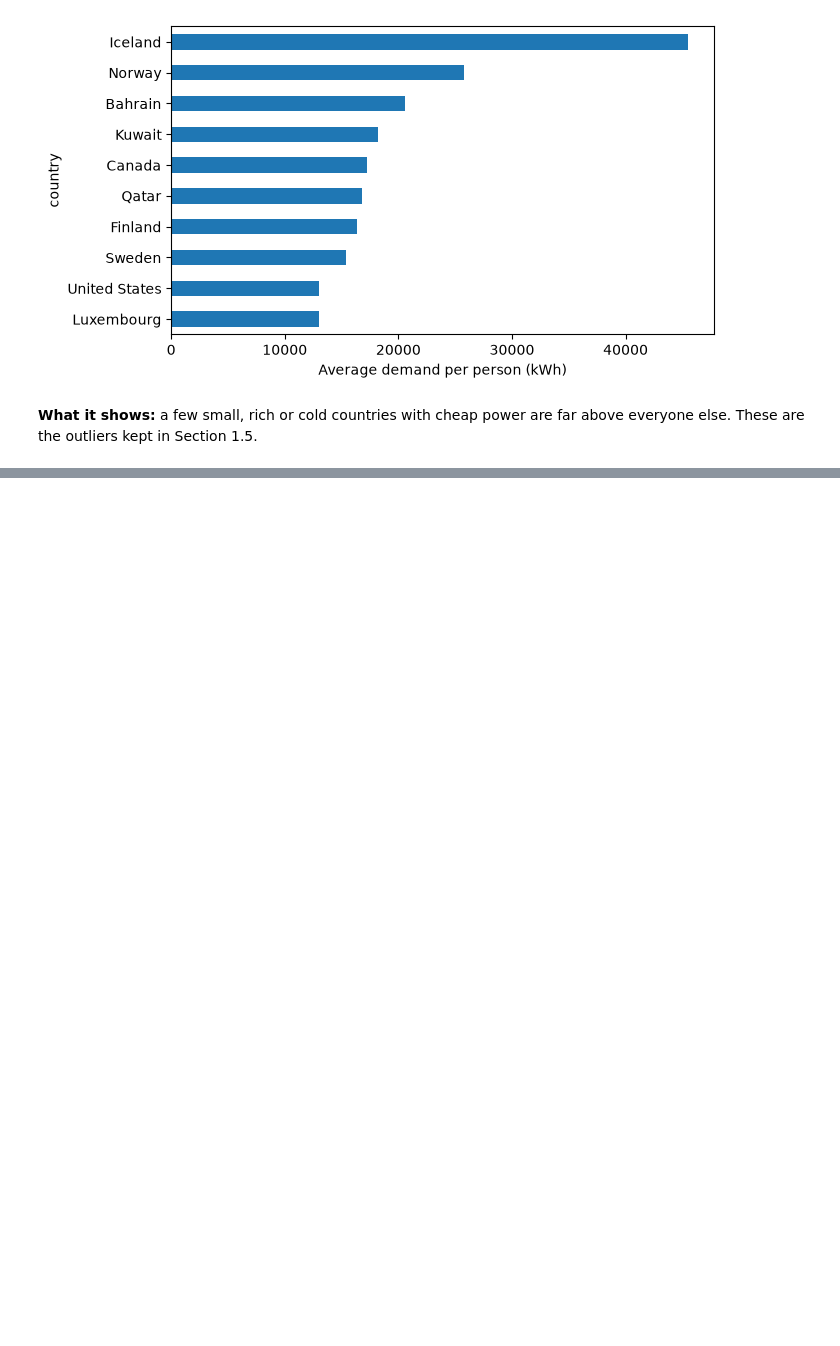
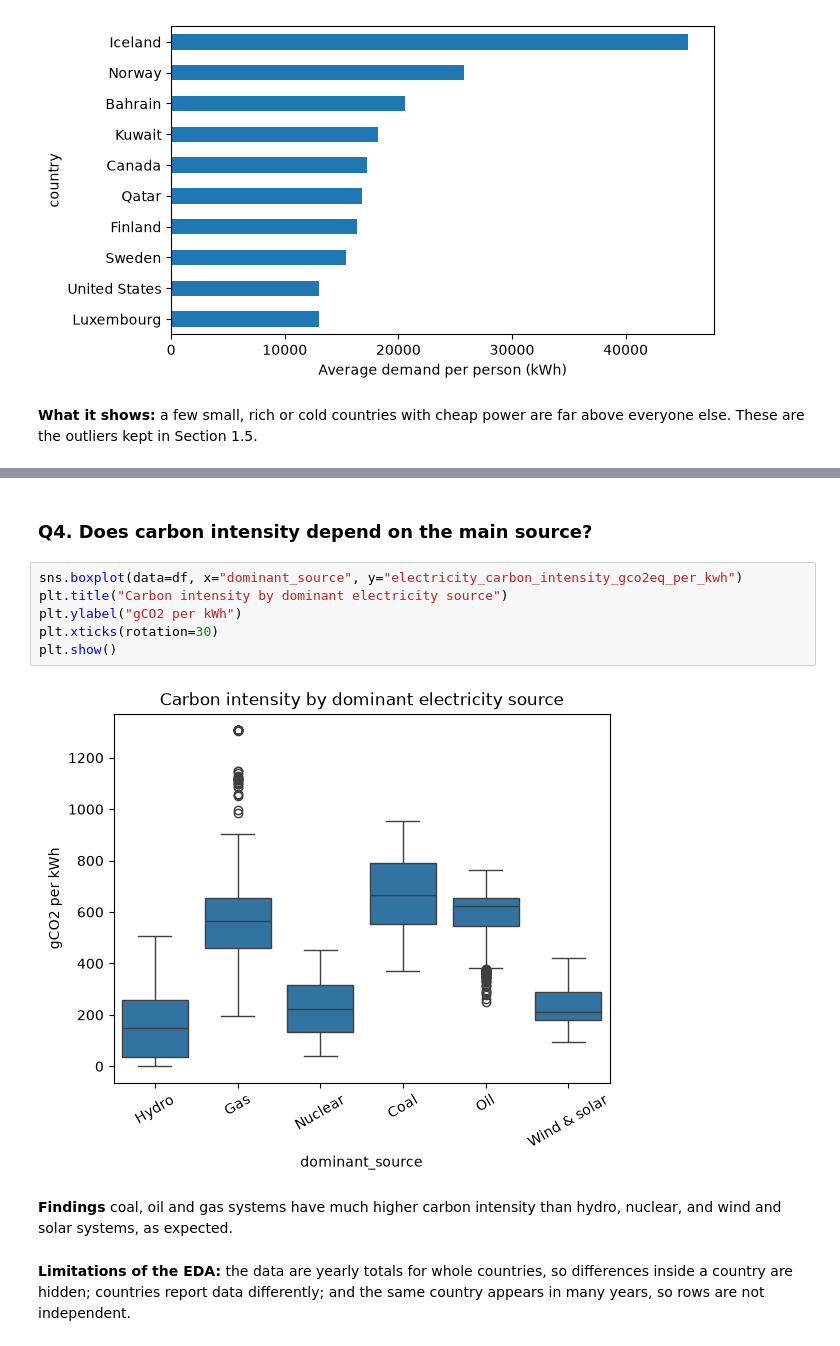
Before and after one commit to 2024658/data_exploration_ca_1, a Jupyter notebook: Electricity_Generation_Analysis.ipynb, the cells around one changed output, grey strips where cells are left out. Drawn from its saved outputs; the diff is of its cells as text; blank space fills up the shorter version.

```diff
--- a/Electricity_Generation_Analysis.ipynb
+++ b/Electricity_Generation_Analysis.ipynb
@@ -204,0 +225,14 @@ plt.show()
+# %% [markdown]
+### Q4. Does carbon intensity depend on the main source?
+# %%
+sns.boxplot(data=df, x="dominant_source", y="electricity_carbon_intensity_gco2eq_per_kwh")
+plt.title("Carbon intensity by dominant electricity source")
+plt.ylabel("gCO2 per kWh")
+plt.xticks(rotation=30)
+plt.show()
+# %% [output]
+[figure, added]
+# %% [markdown]
+**Findings** coal, oil and gas systems have much higher carbon intensity than hydro, nuclear, and wind and solar systems, as expected.
+# %% [markdown]
+**Limitations of the EDA:** the data are yearly totals for whole countries, so differences inside a country are hidden; countries report data differently; and the same country appears in many years, so rows are not independent.
```
Also changed, not shown: parts of 6 cells of this notebook.
